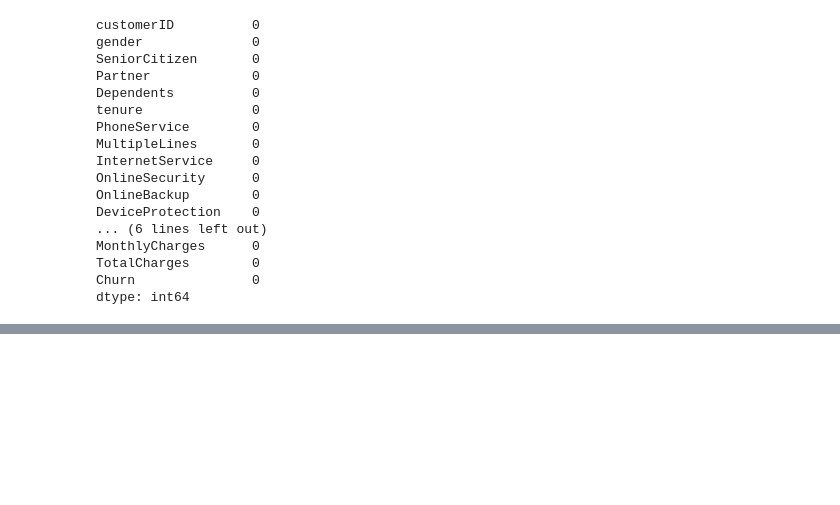
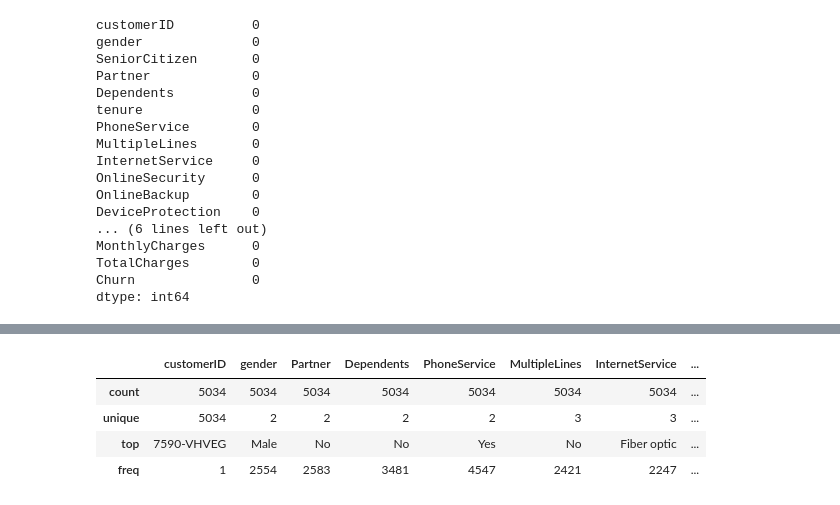
Before and after one commit to zubeetech/Customer-Churn-Prediction, a Jupyter notebook: Notebook/customer_churn.ipynb, the cells around one changed output, grey strips where cells are left out. Cells and saved outputs as stored; diff of their text form; code cells hidden in the pictures; blank space fills up the shorter version.

```diff
--- a/Notebook/customer_churn.ipynb
+++ b/Notebook/customer_churn.ipynb
@@ -355,0 +371,9 @@ dtype: int64
+# %%
+# Descriptive statistics with including the categorical columns
+df.describe(include=['O'])
+# %% [output]
+|  | customerID | gender | Partner | Dependents | PhoneService | MultipleLines | InternetService | ... |
+| count | 5034 | 5034 | 5034 | 5034 | 5034 | 5034 | 5034 | ... |
+| unique | 5034 | 2 | 2 | 2 | 2 | 3 | 3 | ... |
+| top | 7590-VHVEG | Male | No | No | Yes | No | Fiber optic | ... |
+| freq | 1 | 2554 | 2583 | 3481 | 4547 | 2421 | 2247 | ... |
```
Also changed, not shown: parts of 3 cells of this notebook.
